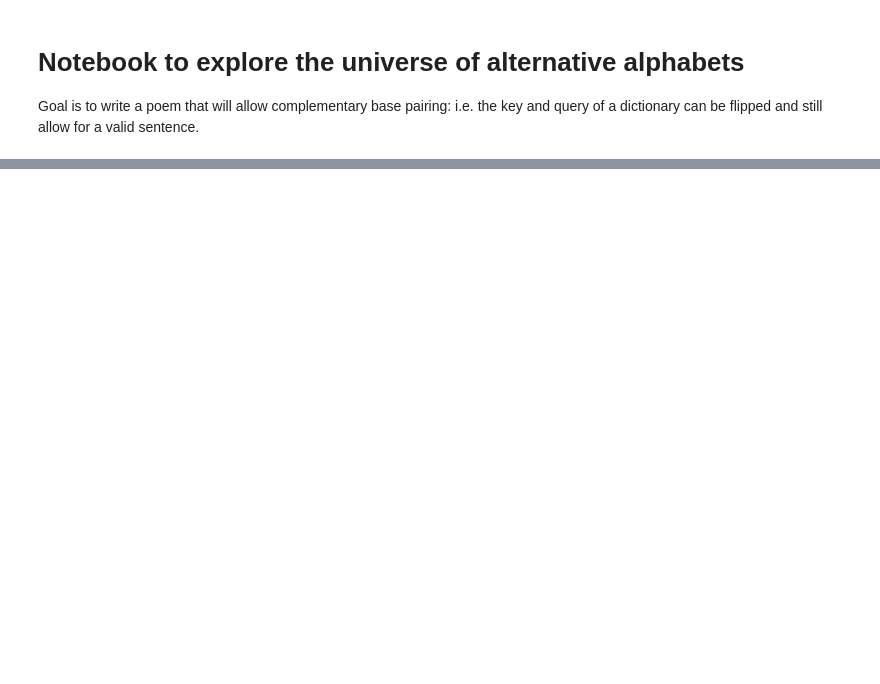
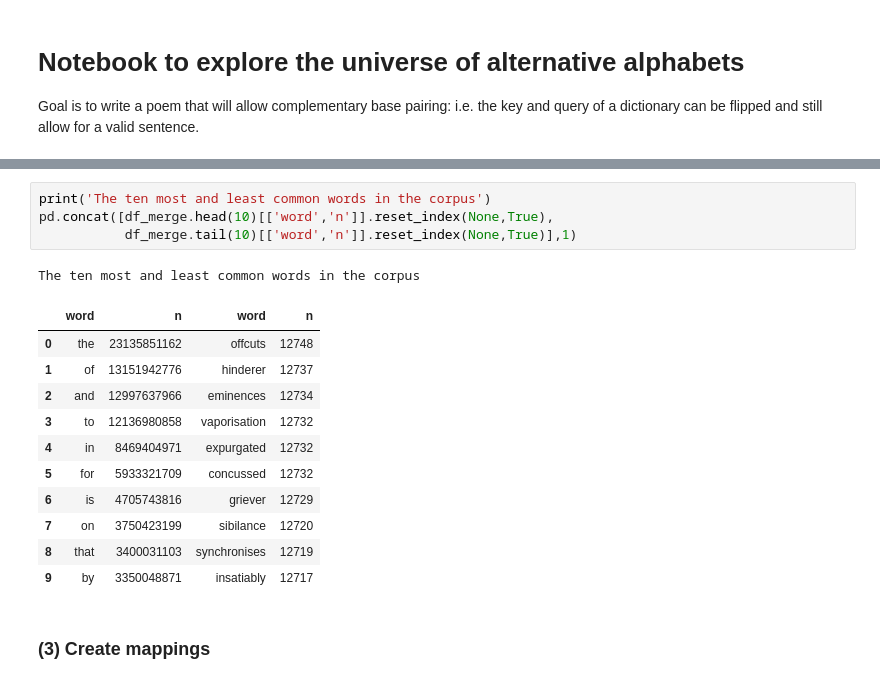
Before and after one commit to ErikinBC/mirror_alphabet, a Jupyter notebook: christian_bok.ipynb, the cells around one changed output, grey strips where cells are left out. Saved outputs shown, nothing was run; the diff lists cells and outputs as text; blank space fills up the shorter version.

```diff
--- a/christian_bok.ipynb
+++ b/christian_bok.ipynb
@@ -34,0 +89,19 @@ def alpha_trans(txt, xmap):
+# %%
+print('The ten most and least common words in the corpus')
+pd.concat([df_merge.head(10)[['word','n']].reset_index(None,True),
+           df_merge.tail(10)[['word','n']].reset_index(None,True)],1)
+# %% [output]
+The ten most and least common words in the corpus
+|  | word | n | word | n |
+| 0 | the | 23135851162 | offcuts | 12748 |
+| 1 | of | 13151942776 | hinderer | 12737 |
+| 2 | and | 12997637966 | eminences | 12734 |
+| 3 | to | 12136980858 | vaporisation | 12732 |
+| 4 | in | 8469404971 | expurgated | 12732 |
+| 5 | for | 5933321709 | concussed | 12732 |
+| 6 | is | 4705743816 | griever | 12729 |
+| 7 | on | 3750423199 | sibilance | 12720 |
+| 8 | that | 3400031103 | synchronises | 12719 |
+| 9 | by | 3350048871 | insatiably | 12717 |
+# %% [markdown]
+### (3) Create mappings
```
Also changed, not shown: parts of 23 cells of this notebook, 2 other files.
